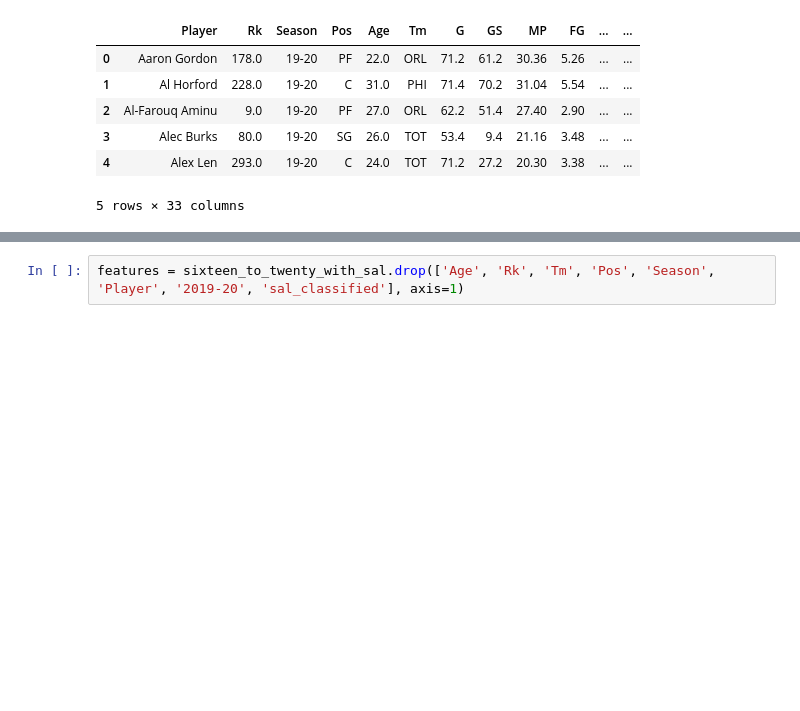
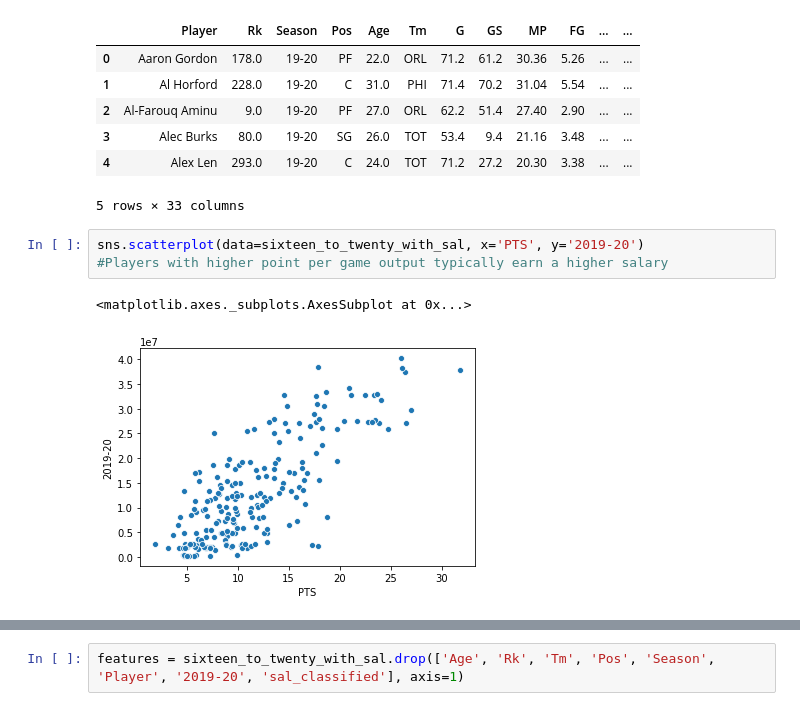
Before and after one commit to dkeyer/NBA_salary_predictor, a Jupyter notebook: Capstone_Classification.ipynb, the cells around one changed output, grey strips where cells are left out. Drawn from its saved outputs; the diff is of its cells as text; blank space fills up the shorter version.

```diff
--- a/Capstone_Classification.ipynb
+++ b/Capstone_Classification.ipynb
@@ -281,3 +281,9 @@ sixteen_to_twenty_with_sal.head()
 | 3 | Alec Burks | 80.0 | 19-20 | SG | 26.0 | TOT | 53.4 | 9.4 | 21.16 | 3.48 | ... | ... |
 | 4 | Alex Len | 293.0 | 19-20 | C | 24.0 | TOT | 71.2 | 27.2 | 20.30 | 3.38 | ... | ... |
 5 rows × 33 columns
+# %%
+sns.scatterplot(data=sixteen_to_twenty_with_sal, x='PTS', y='2019-20')
+#Players with higher point per game output typically earn a higher salary
+# %% [output]
+<matplotlib.axes._subplots.AxesSubplot at 0x...>
+[figure, added]
```
Also changed, not shown: parts of 5 cells of this notebook.
